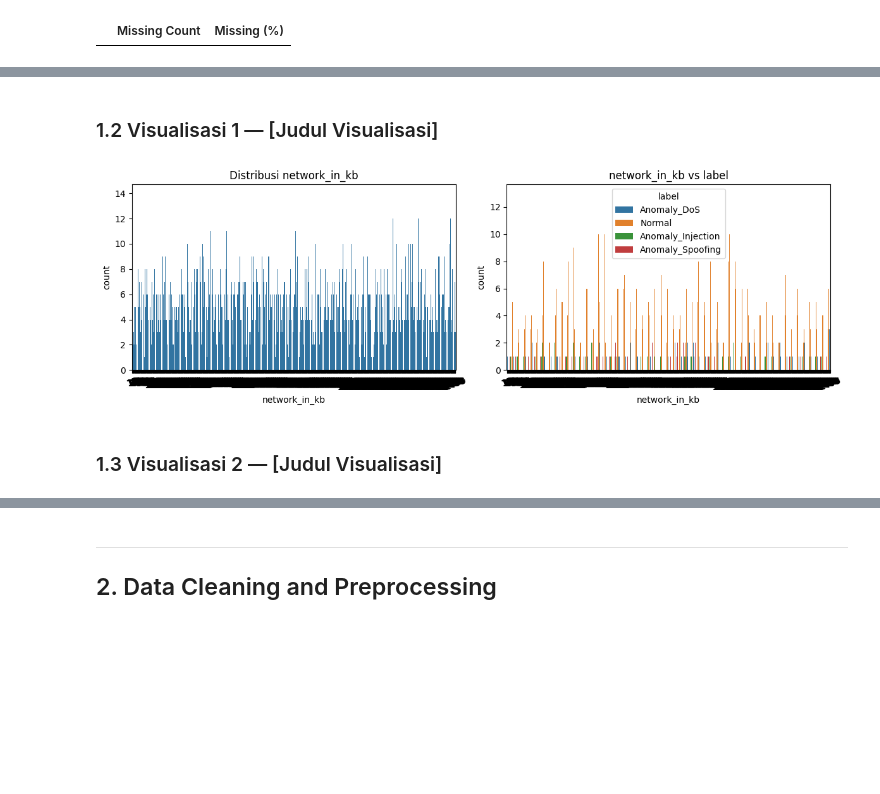
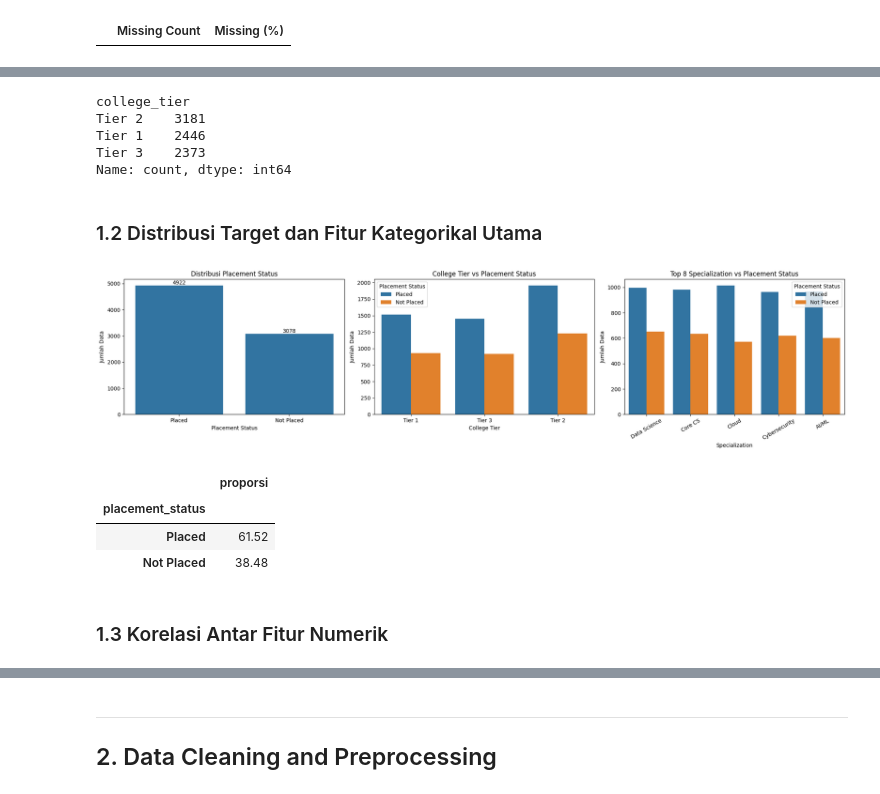
Before and after one commit to reletz/ML-FFNN, a Jupyter notebook: src/notebook/experiments.ipynb, the cells around one changed output, grey strips where cells are left out. Cells and saved outputs as stored; diff of their text form; code cells hidden in the pictures; blank space fills up the shorter version.

```diff
--- a/src/notebook/experiments.ipynb
+++ b/src/notebook/experiments.ipynb
@@ -158,23 +166,75 @@ Name: proportion, dtype: float64
+# %%
+train_set.value_counts("college_tier")
+# %% [output]
+college_tier
+Tier 2    3181
+Tier 1    2446
+Tier 3    2373
+Name: count, dtype: int64
 # %% [markdown]
-### 1.2 Visualisasi 1 — [Judul Visualisasi]
+### 1.2 Distribusi Target dan Fitur Kategorikal Utama
 # %%
-fig, axes = plt.subplots(1, 2, figsize=(12, 4))
+train_df = train_set.copy()
 
-sns.countplot(data=train_df, x='network_in_kb', ax=axes[0])
-axes[0].set_title('Distribusi network_in_kb')
-axes[0].tick_params(axis="x", rotation=20)
+fig, axes = plt.subplots(1, 3, figsize=(20, 5))
 
-sns.countplot(data=train_df, x='network_in_kb', hue='label', ax=axes[1])
-axes[1].set_title('network_in_kb vs label')
-axes[1].tick_params(axis="x", rotation=20)
-axes[1].legend(title='label')
+# Distribusi target
+target_order = train_df[target_col].value_counts().index
+sns.countplot(data=train_df, x=target_col, order=target_order, ax=axes[0])
+axes[0].set_title("Distribusi Placement Status")
+axes[0].set_xlabel("Placement Status")
+axes[0].set_ylabel("Jumlah Data")
+
+for p in axes[0].patches:
+    axes[0].annotate(
+        f"{int(p.get_height())}",
+        (p.get_x() + p.get_width() / 2, p.get_height()),
+        ha="center", va="bottom", fontsize=10
+    )
+
+sns.countplot(data=train_df, x="college_tier", hue=target_col, ax=axes[1])
+axes[1].set_title("College Tier vs Placement Status")
+axes[1].set_xlabel("College Tier")
+axes[1].set_ylabel("Jumlah Data")
+axes[1].legend(title="Placement Status")
+
+# Top specialization vs target
+top_spec = train_df["specialization"].value_counts().head(8).index
+spec_df = train_df[train_df["specialization"].isin(top_spec)]
+
+sns.countplot(
+    data=spec_df,
+    x="specialization",
+    hue=target_col,
+    order=top_spec,
+    ax=axes[2]
+)
+axes[2].set_title("Top 8 Specialization vs Placement Status")
+axes[2].set_xlabel("Specialization")
+axes[2].set_ylabel("Jumlah Data")
+axes[2].tick_params(axis="x", rotation=30)
+axes[2].legend(title="Placement Status")
 
 plt.tight_layout()
 plt.show()
+
+# Tabel proporsi target
+display(
+    train_df[target_col]
+    .value_counts(normalize=True)
+    .rename("proporsi")
+    .mul(100)
+    .round(2)
+    .to_frame()
+)
 # %% [output]
-[figure, old version]
+[figure, new version]
+|  | proporsi |
+| placement_status |  |
+| Placed | 61.52 |
+| Not Placed | 38.48 |
 # %% [markdown]
-### 1.3 Visualisasi 2 — [Judul Visualisasi]
+### 1.3 Korelasi Antar Fitur Numerik
 # %%
 num_cols = train_df.select_dtypes(include=[np.number]).columns.tolist()
 
```
Also changed, not shown: parts of 10 cells of this notebook.
